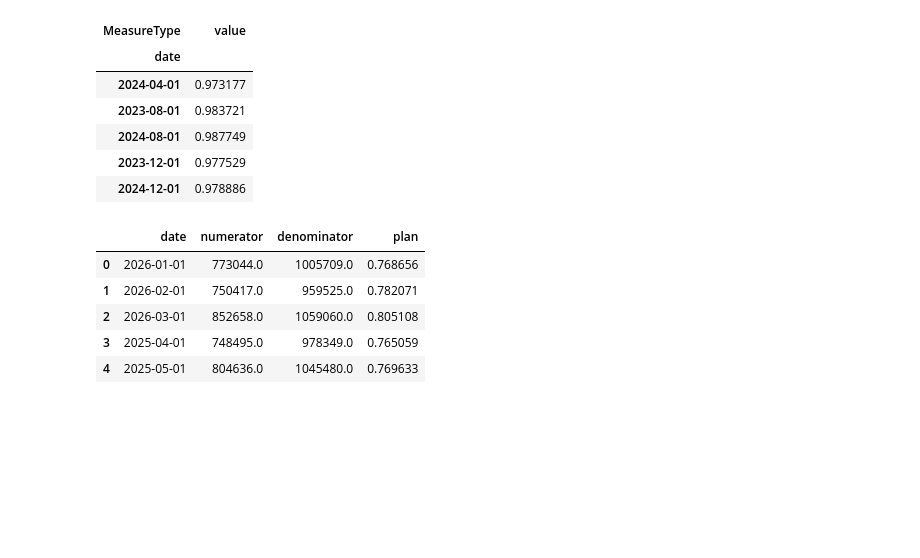
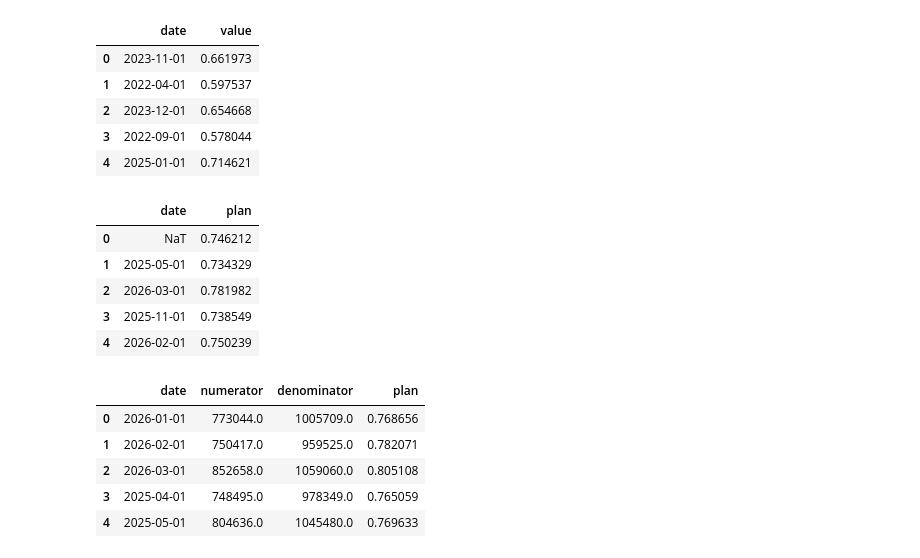
Before and after one commit to martindata999/se_planning_forecasting, a Jupyter notebook: planning_forecasting 4hrs.ipynb, the cells around one changed output. Cells and saved outputs as stored; diff of their text form; code cells hidden in the pictures; blank space fills up the shorter version.

```diff
--- a/planning_forecasting 4hrs.ipynb
+++ b/planning_forecasting 4hrs.ipynb
@@ -9,36 +9,46 @@ import matplotlib.ticker as mtick  # Import PercentFormatter
 # %%
 # Load data
 # data = pd.read_csv('data.csv')
-data = pd.read_csv('data\planning_historic_actuals.csv')
-data_4hrs = data[((data['MeasureID'] == 3162) | (data['MeasureID'] == 3163)) & (data['RegionCode'] == "Y59")]
-
-# Unpivot data
-data_4hrs = pd.melt(data_4hrs, id_vars=data_4hrs.columns[1:7], value_vars=data_4hrs.columns[8:])
-
-# Pivot again...
-data_4hrs = data_4hrs.pivot_table(index=['variable'],
-                                    columns='MeasureType', values='value').reset_index()
+data_4hrs_actual = pd.read_csv('data\historic_actuals.csv')
 
 # Rename month column, filter error months, and set data type to date
-data_4hrs.rename(columns={'variable': 'date'}, inplace=True)
-data_4hrs = data_4hrs.loc[data_4hrs['date'].str.len() == 6]
-data_4hrs['date'] = pd.to_datetime(data_4hrs['date'], format='%b-%y')
+data_4hrs_actual = data_4hrs_actual.rename(columns={'DimDateStart': 'date', '4hrs': 'value'})
+# data = data.loc[data['date'].str.len() == 6]
+# data['date'] = pd.to_datetime(data['date'], format='%b-%y')
 
-# Calculate measure
-data_4hrs['value'] = data_4hrs['Total Attendances < 4 hours (All Type)'] / data_4hrs['Total attendances (All Type)']
+data_4hrs_actual['date'] = pd.to_datetime(data_4hrs_actual['date'])
 
-# Keep only relevant columns and set index
-data_4hrs = data_4hrs[['date', 'value']].set_index('date')
+# # Calculate measure
+# data_4hrs['value'] = data_4hrs['Total Attendances < 4 hours (All Type)'] / data_4hrs['Total attendances (All Type)']
 
-data_4hrs.head()
+# # Keep only relevant columns and set index
+# data_4hrs = data_4hrs[['date', 'value']].set_index('date')
+
+data_4hrs_actual.head()
 # %% [output]
-| MeasureType | value |
-| date |  |
-| 2024-04-01 | 0.973177 |
-| 2023-08-01 | 0.983721 |
-| 2024-08-01 | 0.987749 |
-| 2023-12-01 | 0.977529 |
-| 2024-12-01 | 0.978886 |
+|  | date | value |
+| 0 | 2023-11-01 | 0.661973 |
+| 1 | 2022-04-01 | 0.597537 |
+| 2 | 2023-12-01 | 0.654668 |
+| 3 | 2022-09-01 | 0.578044 |
+| 4 | 2025-01-01 | 0.714621 |
+# %%
+# Load plan data
+data_4hrs_plan = pd.read_csv('data\plans_1.csv')
+
+# Rename month column, filter error months, and set data type to date
+data_4hrs_plan = data_4hrs_plan.rename(columns={'DimDateStart': 'date', '4hrs': 'plan'})
+
+data_4hrs_plan['date'] = pd.to_datetime(data_4hrs_plan['date'])
+
+data_4hrs_plan.head()
+# %% [output]
+|  | date | plan |
+| 0 | NaT | 0.746212 |
+| 1 | 2025-05-01 | 0.734329 |
+| 2 | 2026-03-01 | 0.781982 |
+| 3 | 2025-11-01 | 0.738549 |
+| 4 | 2026-02-01 | 0.750239 |
 # %%
 # Load plan data
 plan = pd.read_csv('data/plans.csv')
```
Also changed, not shown: parts of 3 cells of this notebook.
